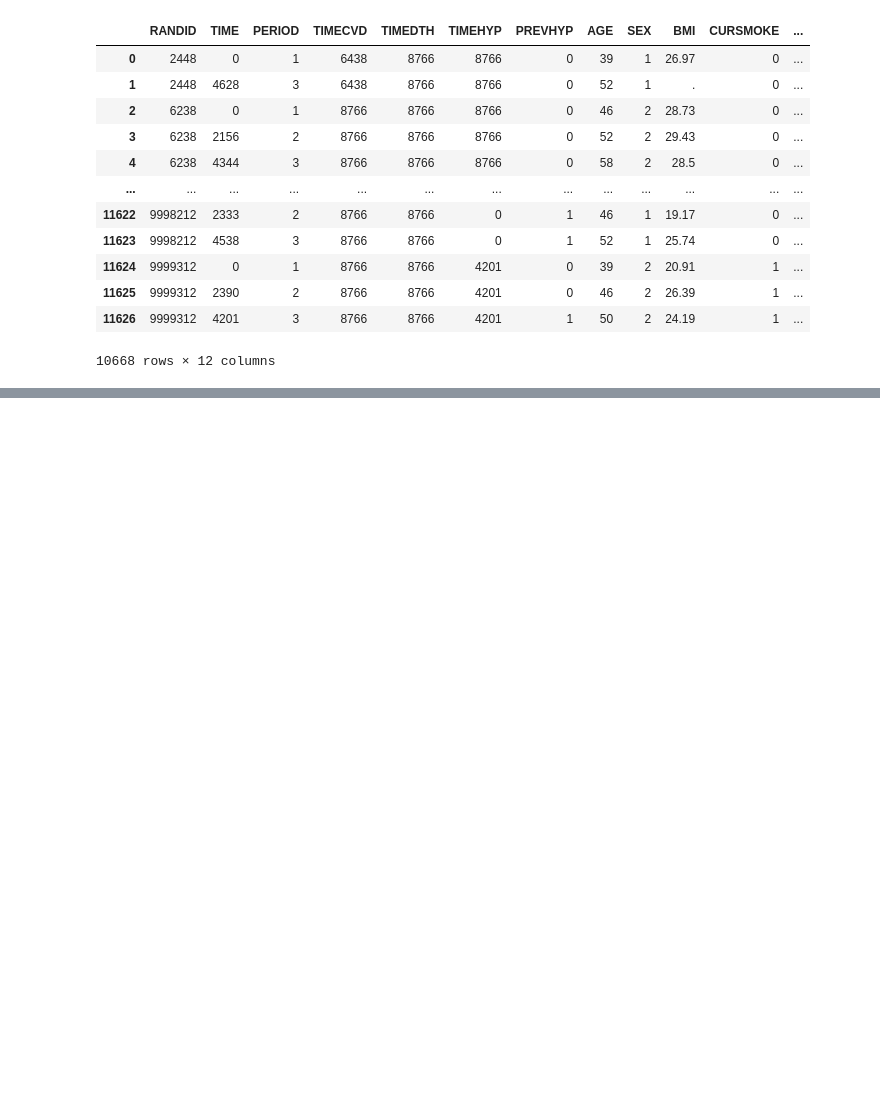
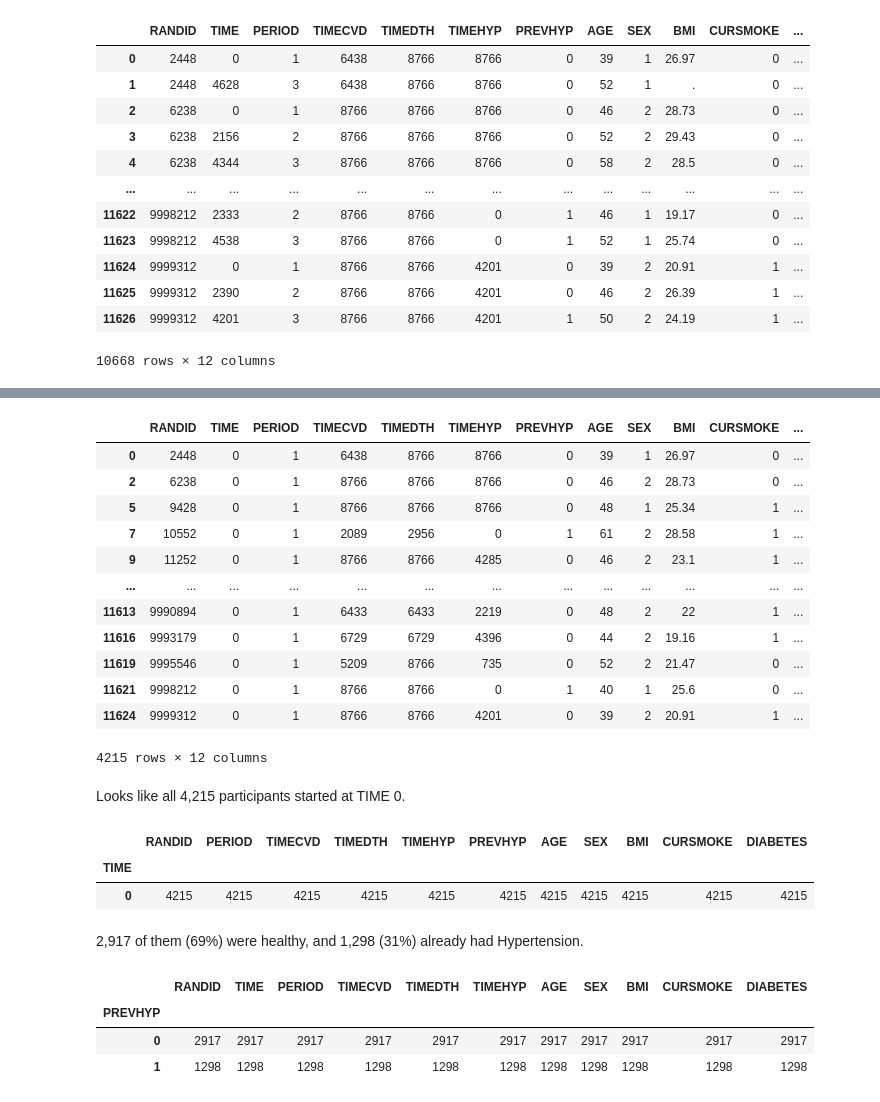
Before and after one commit to krashr-ds/framingham-ms, a Jupyter notebook: FraminghamReshaping.ipynb, the cells around one changed output, grey strips where cells are left out. Cells and saved outputs as stored; diff of their text form; code cells hidden in the pictures; blank space fills up the shorter version.

```diff
--- a/FraminghamReshaping.ipynb
+++ b/FraminghamReshaping.ipynb
@@ -125,0 +157,34 @@ f2.shape
+# %%
+start_times = at_risk.drop_duplicates(subset=["RANDID"], keep="first")
+start_times
+# %% [output]
+|  | RANDID | TIME | PERIOD | TIMECVD | TIMEDTH | TIMEHYP | PREVHYP | AGE | SEX | BMI | CURSMOKE | ... |
+| 0 | 2448 | 0 | 1 | 6438 | 8766 | 8766 | 0 | 39 | 1 | 26.97 | 0 | ... |
+| 2 | 6238 | 0 | 1 | 8766 | 8766 | 8766 | 0 | 46 | 2 | 28.73 | 0 | ... |
+| 5 | 9428 | 0 | 1 | 8766 | 8766 | 8766 | 0 | 48 | 1 | 25.34 | 1 | ... |
+| 7 | 10552 | 0 | 1 | 2089 | 2956 | 0 | 1 | 61 | 2 | 28.58 | 1 | ... |
+| 9 | 11252 | 0 | 1 | 8766 | 8766 | 4285 | 0 | 46 | 2 | 23.1 | 1 | ... |
+| ... | ... | ... | ... | ... | ... | ... | ... | ... | ... | ... | ... | ... |
+| 11613 | 9990894 | 0 | 1 | 6433 | 6433 | 2219 | 0 | 48 | 2 | 22 | 1 | ... |
+| 11616 | 9993179 | 0 | 1 | 6729 | 6729 | 4396 | 0 | 44 | 2 | 19.16 | 1 | ... |
+| 11619 | 9995546 | 0 | 1 | 5209 | 8766 | 735 | 0 | 52 | 2 | 21.47 | 0 | ... |
+| 11621 | 9998212 | 0 | 1 | 8766 | 8766 | 0 | 1 | 40 | 1 | 25.6 | 0 | ... |
+| 11624 | 9999312 | 0 | 1 | 8766 | 8766 | 4201 | 0 | 39 | 2 | 20.91 | 1 | ... |
+4215 rows × 12 columns
+# %% [markdown]
+Looks like all 4,215 participants started at TIME 0.
+# %%
+start_times.groupby("TIME").count()
+# %% [output]
+|  | RANDID | PERIOD | TIMECVD | TIMEDTH | TIMEHYP | PREVHYP | AGE | SEX | BMI | CURSMOKE | DIABETES |
+| TIME |  |  |  |  |  |  |  |  |  |  |  |
+| 0 | 4215 | 4215 | 4215 | 4215 | 4215 | 4215 | 4215 | 4215 | 4215 | 4215 | 4215 |
+# %% [markdown]
+2,917 of them (69%) were healthy, and 1,298 (31%) already had Hypertension.
+# %%
+start_times.groupby("PREVHYP").count()
+# %% [output]
+|  | RANDID | TIME | PERIOD | TIMECVD | TIMEDTH | TIMEHYP | AGE | SEX | BMI | CURSMOKE | DIABETES |
+| PREVHYP |  |  |  |  |  |  |  |  |  |  |  |
+| 0 | 2917 | 2917 | 2917 | 2917 | 2917 | 2917 | 2917 | 2917 | 2917 | 2917 | 2917 |
+| 1 | 1298 | 1298 | 1298 | 1298 | 1298 | 1298 | 1298 | 1298 | 1298 | 1298 | 1298 |
```
Also changed, not shown: parts of 22 cells of this notebook.
